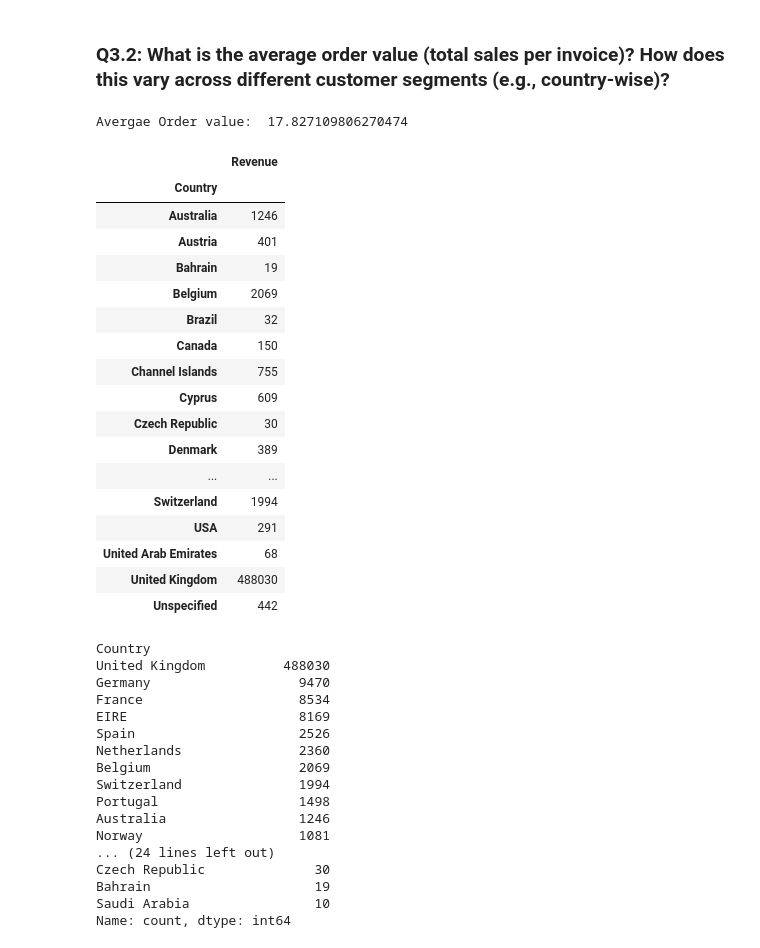
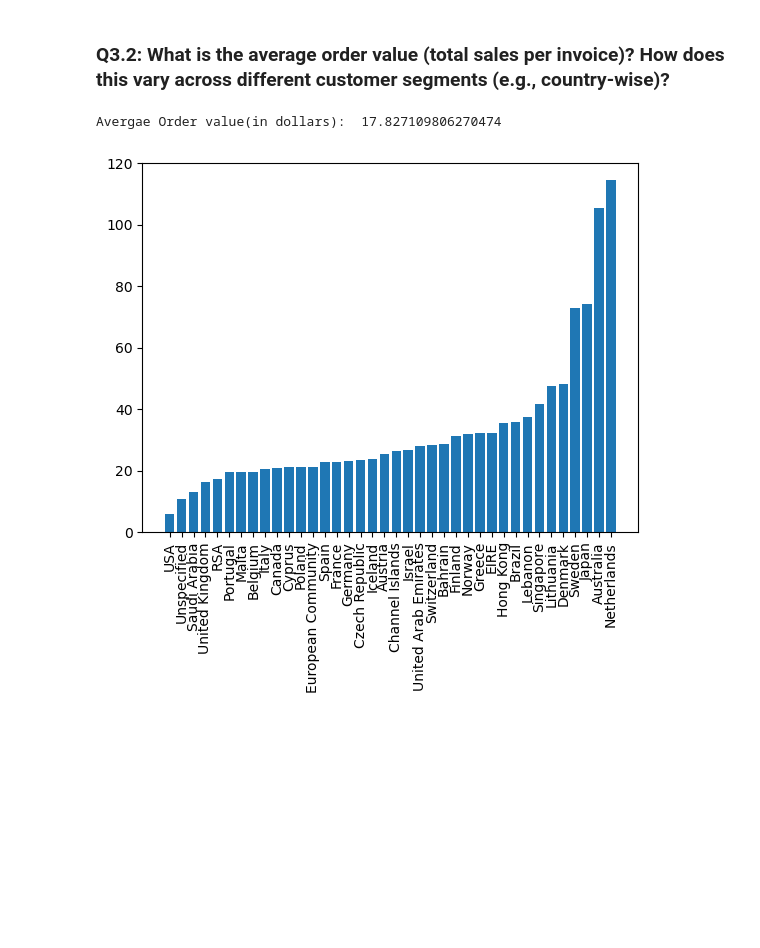
Before and after one commit to himanshuchrist/PA, a Jupyter notebook: 2348520_Lab1.ipynb, the cells around one changed output. Drawn from its saved outputs; the diff is of its cells as text; code cells hidden in the pictures; blank space fills up the shorter version.

```diff
--- a/2348520_Lab1.ipynb
+++ b/2348520_Lab1.ipynb
@@ -190,48 +199,15 @@ data[['RepeatCustomer','Revenue']].groupby('RepeatCustomer').count()
 # %% [markdown]
 ### Q3.2: What is the average order value (total sales per invoice)? How does this vary across different customer segments (e.g., country-wise)?
 # %%
-print("Avergae Order value: ",data['Revenue'].sum()/data.shape[0])
+print("Avergae Order value(in dollars): ",data['Revenue'].sum()/data.shape[0])
 # %% [output]
-Avergae Order value:  17.827109806270474
+Avergae Order value(in dollars):  17.827109806270474
-# %%
-customersegments=data[['Country','Revenue']].groupby('Country').count()
-customersegments['ticketprice']=customersegments['Revenue']/data['']
-# %% [output]
-|  | Revenue |
-| Country |  |
-| Australia | 1246 |
-| Austria | 401 |
-| Bahrain | 19 |
-| Belgium | 2069 |
-| Brazil | 32 |
-| Canada | 150 |
-| Channel Islands | 755 |
-| Cyprus | 609 |
-| Czech Republic | 30 |
-| Denmark | 389 |
-| ... | ... |
-| Switzerland | 1994 |
-| USA | 291 |
-| United Arab Emirates | 68 |
-| United Kingdom | 488030 |
-| Unspecified | 442 |
-# %%
-data['Country'].value_counts()
-# %% [output]
-Country
-United Kingdom          488030
-Germany                   9470
-France                    8534
-EIRE                      8169
-Spain                     2526
-Netherlands               2360
-Belgium                   2069
-Switzerland               1994
-Portugal                  1498
-Australia                 1246
-Norway                    1081
-... (24 lines left out)
-Czech Republic              30
-Bahrain                     19
-Saudi Arabia                10
-Name: count, dtype: int64
+# %%
+country=data.groupby('Country')['Revenue'].sum().reset_index()
+country['Average']=country['Revenue']/data['Country'].value_counts().sort_index().values
+country=country.sort_values('Average')
+plt.bar(country.Country,country.Average)
+plt.xticks(rotation=90)
+plt.show()
+# %% [output]
+[figure, added]
```
Also changed, not shown: parts of 17 cells of this notebook.
